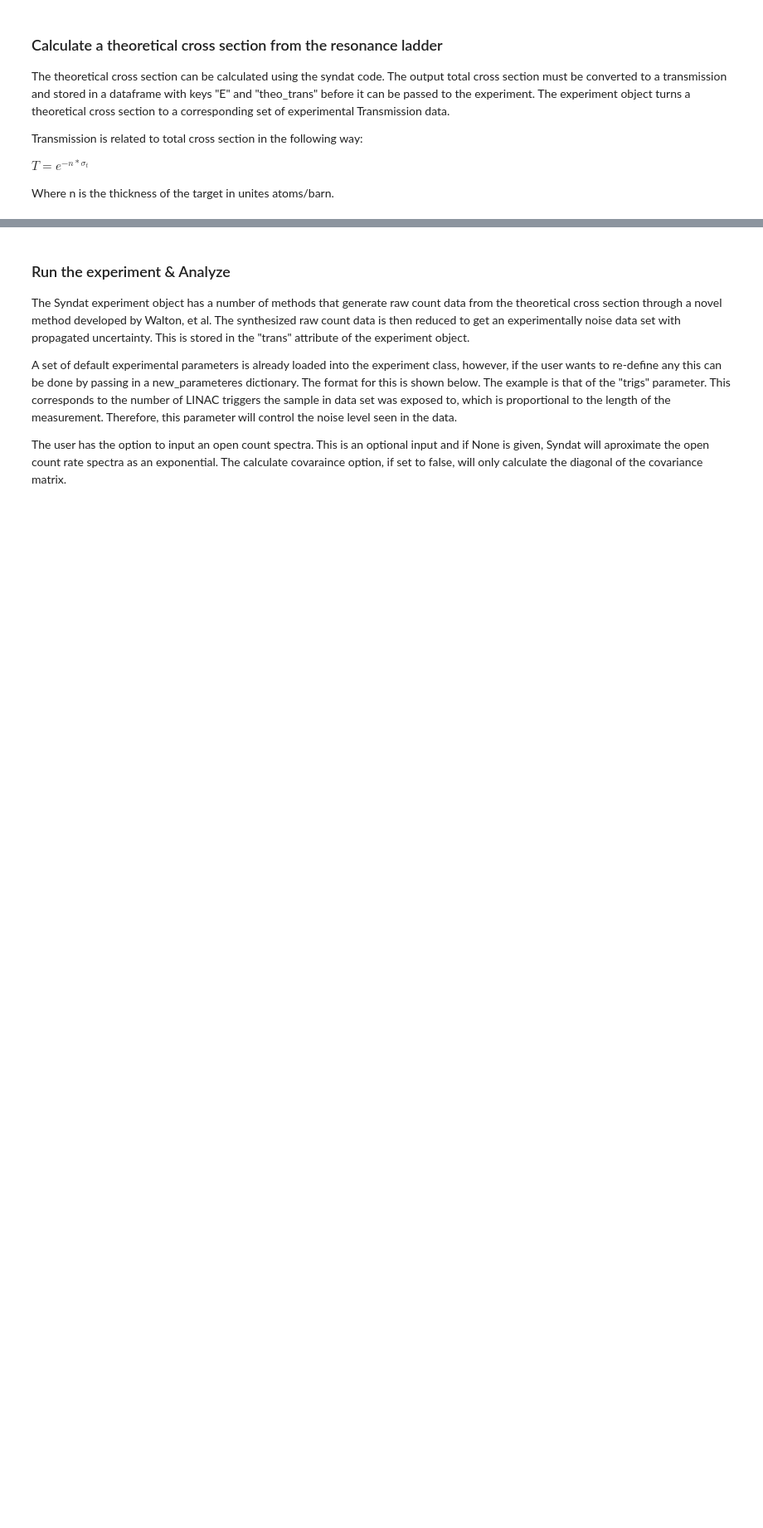
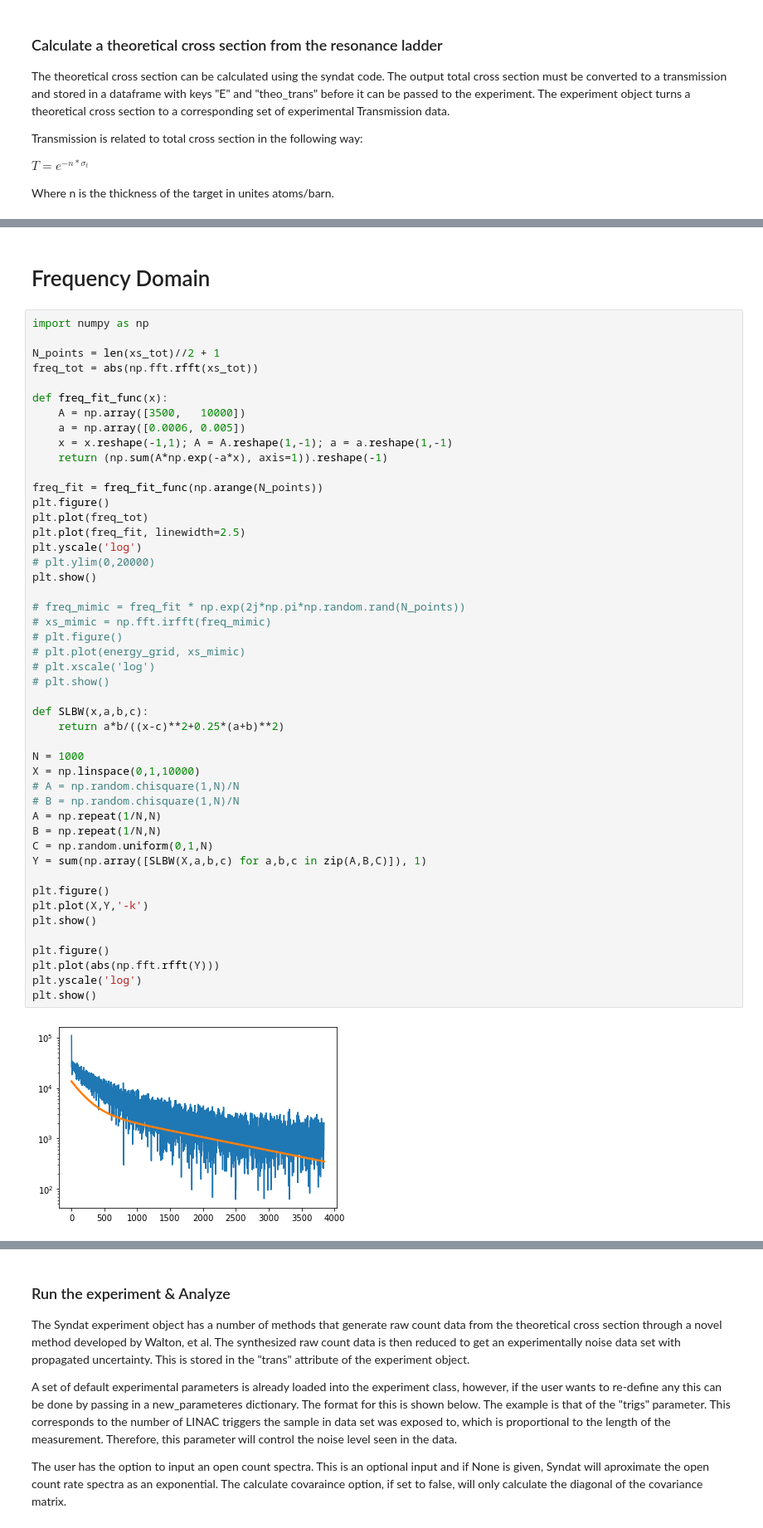
Before and after one commit to Naww137/Syndat, a Jupyter notebook: examples/GenerateData_UserExample.ipynb, the cells around one changed output, grey strips where cells are left out. Shown at 83% size. Cells and saved outputs as stored; diff of their text form; blank space fills up the shorter version.

```diff
--- a/examples/GenerateData_UserExample.ipynb
+++ b/examples/GenerateData_UserExample.ipynb
@@ -144,0 +198,51 @@ Text(0.5, 0.01, 'Energy (eV)')
+# %% [markdown]
+# Frequency Domain
+# %%
+import numpy as np
+
+N_points = len(xs_tot)//2 + 1
+freq_tot = abs(np.fft.rfft(xs_tot))
+
+def freq_fit_func(x):
+    A = np.array([3500,   10000])
+    a = np.array([0.0006, 0.005])
+    x = x.reshape(-1,1); A = A.reshape(1,-1); a = a.reshape(1,-1)
+    return (np.sum(A*np.exp(-a*x), axis=1)).reshape(-1)
+
+freq_fit = freq_fit_func(np.arange(N_points))
+plt.figure()
+plt.plot(freq_tot)
+plt.plot(freq_fit, linewidth=2.5)
+plt.yscale('log')
+# plt.ylim(0,20000)
+plt.show()
+
+# freq_mimic = freq_fit * np.exp(2j*np.pi*np.random.rand(N_points))
+# xs_mimic = np.fft.irfft(freq_mimic)
+# plt.figure()
+# plt.plot(energy_grid, xs_mimic)
+# plt.xscale('log')
+# plt.show()
+
+def SLBW(x,a,b,c):
+    return a*b/((x-c)**2+0.25*(a+b)**2)
+
+N = 1000
+X = np.linspace(0,1,10000)
+# A = np.random.chisquare(1,N)/N
+# B = np.random.chisquare(1,N)/N
+A = np.repeat(1/N,N)
+B = np.repeat(1/N,N)
+C = np.random.uniform(0,1,N)
+Y = sum(np.array([SLBW(X,a,b,c) for a,b,c in zip(A,B,C)]), 1)
+
+plt.figure()
+plt.plot(X,Y,'-k')
+plt.show()
+
+plt.figure()
+plt.plot(abs(np.fft.rfft(Y)))
+plt.yscale('log')
+plt.show()
+# %% [output]
+[figure, added]
```
Also changed, not shown: parts of 11 cells of this notebook.
